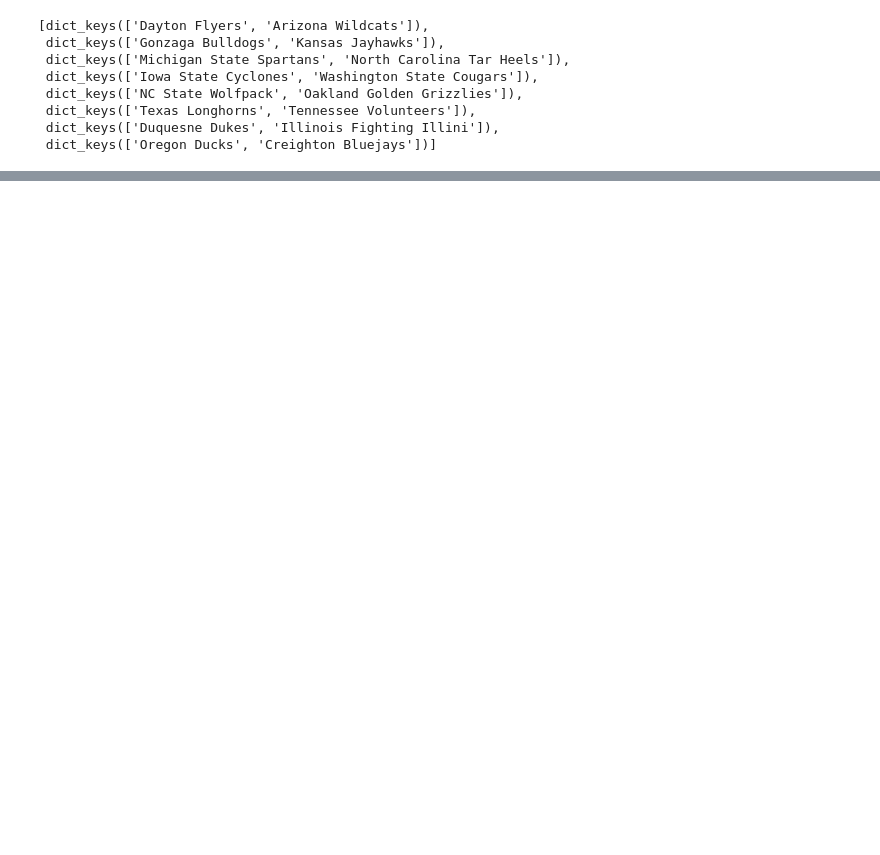
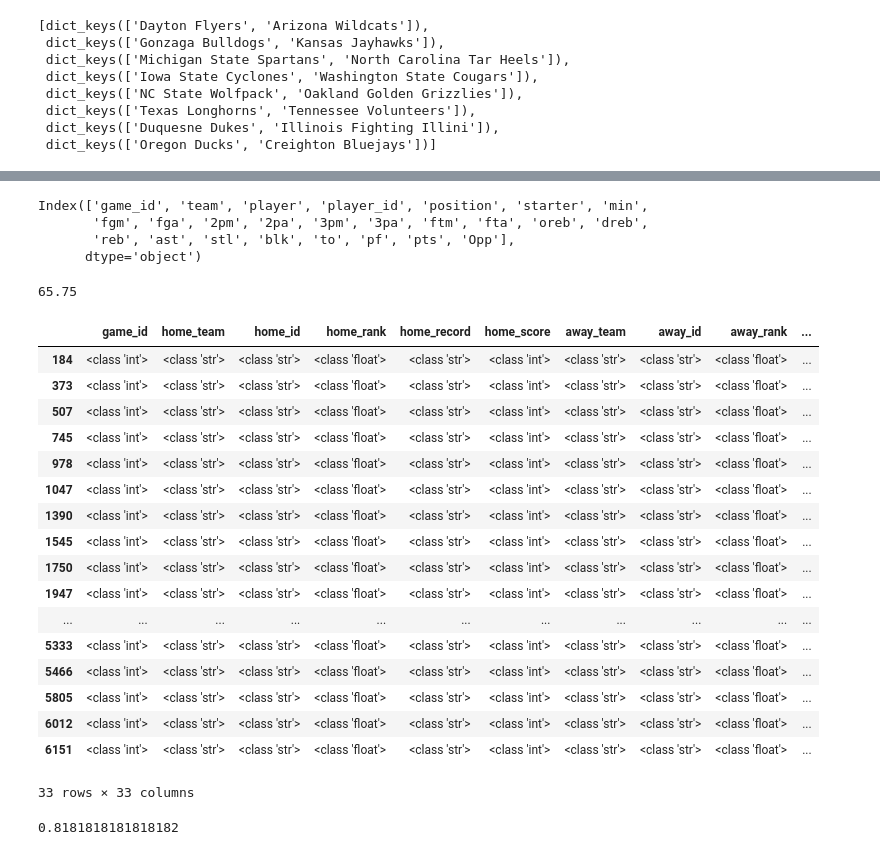
Before and after one commit to simkimsia/NBA-Dashboard, a Jupyter notebook: NCAA.ipynb, the cells around one changed output, grey strips where cells are left out. Cells and saved outputs as stored; diff of their text form; code cells hidden in the pictures; blank space fills up the shorter version.

```diff
--- a/NCAA.ipynb
+++ b/NCAA.ipynb
@@ -16,8 +32,8 @@ import pandas as pd
 pd.options.mode.copy_on_write = True
 # %%
-team_df = pd.read_csv('gms0.csv')
-plyr_df = pd.read_csv('gms1.csv')
-# df2 = pd.read_csv('gms2.csv')
+team_df = pd.read_csv('NCAAteams.csv')
+plyr_df = pd.read_csv('NCAAplyrs.csv')
+# df2 = pd.read_csv('NCAApbp.csv')
 # %%
 team_df.columns
 # %% [output]
@@ -41,22 +57,22 @@ plyrs = plyr_df.player.unique()
 teams = pd.concat([team_df.home_team,team_df.away_team], axis=0).unique()
 # %% [markdown]
 Make below more efficient
-# %%
-def addOpp(x):
-    id = x.game_id
-    gm = team_df[team_df.game_id == id]
-    if gm.home_team.values[0] == x.team:
-        return gm.away_team.values[0]
-    else:
-        return gm.home_team.values[0]
-
-plyr_df["Opp"] = plyr_df.apply(addOpp, axis=1)
 # %%
+def addOpp(x):
+    id = x.game_id
+    gm = team_df[team_df.game_id == id]
+    if gm.home_team.values[0] == x.team:
+        return gm.away_team.values[0]
+    else:
+        return gm.home_team.values[0]
+
+# Todo :: add functionality and rename
 def PtAdds(df, nm):
     df["Home/Away"] = np.where(df.home_team == nm, "Home", "Away")
     df["PtsFor"] = np.where(df.home_team == nm, df.home_score, df.away_score)
     df["PtsAgainst"] = np.where(df.home_team == nm, df.away_score, df.home_score)
     df["TotalPts"] = df.PtsFor + df.PtsAgainst
+    df["Opp"] = addOpp(df)
     return df
 
 def tm_search(s):
@@ -71,10 +87,8 @@ def get_team_games(team):
     tm["Win"] = np.where(tm.PtsFor > tm.PtsAgainst, True, False)
     return {"team":tm, "players":plyr}
 
-"""
-params:
-    spread: int, should be the gambling spread exactly (Clem +2.5 => 2.5; Duke -3.5 => -3.5)
-    df: pd.DataFrame, the team_df from get_team_games
-"""
-def spread_hit(spread, df):
-    return np.where(df.Spread > -1*spread, True, False)
+def prop_hit(col, prop, df):
+    return np.where(df[col] > prop, True, False)
+
+def prop_build(col, prop, df):
+    return np.where(df[col] > prop, df[col] - prop, prop - df[col])
@@ -246,0 +266,32 @@ for d in tst:
+# %%
+Kansas["players"].columns
+# %% [output]
+Index(['game_id', 'team', 'player', 'player_id', 'position', 'starter', 'min',
+       'fgm', 'fga', '2pm', '2pa', '3pm', '3pa', 'ftm', 'fta', 'oreb', 'dreb',
+       'reb', 'ast', 'stl', 'blk', 'to', 'pf', 'pts', 'Opp'],
+      dtype='object')
+# %%
+Dayton["team"].PtsFor.quantile(.25)
+# %% [output]
+65.75
+# %%
+Jays["team"].map(lambda x : type(x))
+# %% [output]
+|  | game_id | home_team | home_id | home_rank | home_record | home_score | away_team | away_id | away_rank | ... |
+| 184 | <class 'int'> | <class 'str'> | <class 'str'> | <class 'float'> | <class 'str'> | <class 'int'> | <class 'str'> | <class 'str'> | <class 'float'> | ... |
+| 373 | <class 'int'> | <class 'str'> | <class 'str'> | <class 'float'> | <class 'str'> | <class 'int'> | <class 'str'> | <class 'str'> | <class 'float'> | ... |
+| 507 | <class 'int'> | <class 'str'> | <class 'str'> | <class 'float'> | <class 'str'> | <class 'int'> | <class 'str'> | <class 'str'> | <class 'float'> | ... |
+| 745 | <class 'int'> | <class 'str'> | <class 'str'> | <class 'float'> | <class 'str'> | <class 'int'> | <class 'str'> | <class 'str'> | <class 'float'> | ... |
+| 978 | <class 'int'> | <class 'str'> | <class 'str'> | <class 'float'> | <class 'str'> | <class 'int'> | <class 'str'> | <class 'str'> | <class 'float'> | ... |
+| 1047 | <class 'int'> | <class 'str'> | <class 'str'> | <class 'float'> | <class 'str'> | <class 'int'> | <class 'str'> | <class 'str'> | <class 'float'> | ... |
+| 1390 | <class 'int'> | <class 'str'> | <class 'str'> | <class 'float'> | <class 'str'> | <class 'int'> | <class 'str'> | <class 'str'> | <class 'float'> | ... |
+| 1545 | <class 'int'> | <class 'str'> | <class 'str'> | <class 'float'> | <class 'str'> | <class 'int'> | <class 'str'> | <class 'str'> | <class 'float'> | ... |
+| 1750 | <class 'int'> | <class 'str'> | <class 'str'> | <class 'float'> | <class 'str'> | <class 'int'> | <class 'str'> | <class 'str'> | <class 'float'> | ... |
+| 1947 | <class 'int'> | <class 'str'> | <class 'str'> | <class 'float'> | <class 'str'> | <class 'int'> | <class 'str'> | <class 'str'> | <class 'float'> | ... |
+| ... | ... | ... | ... | ... | ... | ... | ... | ... | ... | ... |
+| 5333 | <class 'int'> | <class 'str'> | <class 'str'> | <class 'float'> | <class 'str'> | <class 'int'> | <class 'str'> | <class 'str'> | <class 'float'> | ... |
+| 5466 | <class 'int'> | <class 'str'> | <class 'str'> | <class 'float'> | <class 'str'> | <class 'int'> | <class 'str'> | <class 'str'> | <class 'float'> | ... |
+| 5805 | <class 'int'> | <class 'str'> | <class 'str'> | <class 'float'> | <class 'str'> | <class 'int'> | <class 'str'> | <class 'str'> | <class 'float'> | ... |
+| 6012 | <class 'int'> | <class 'str'> | <class 'str'> | <class 'float'> | <class 'str'> | <class 'int'> | <class 'str'> | <class 'str'> | <class 'float'> | ... |
+| 6151 | <class 'int'> | <class 'str'> | <class 'str'> | <class 'float'> | <class 'str'> | <class 'int'> | <class 'str'> | <class 'str'> | <class 'float'> | ... |
+33 rows × 33 columns
@@ -246,0 +308,4 @@ for d in tst:
+# %%
+jdf["OppRank"].isna().sum()/len(jdf["OppRank"])
+# %% [output]
+0.8181818181818182
```
Also changed, not shown: parts of 28 cells of this notebook, 1 other file.
